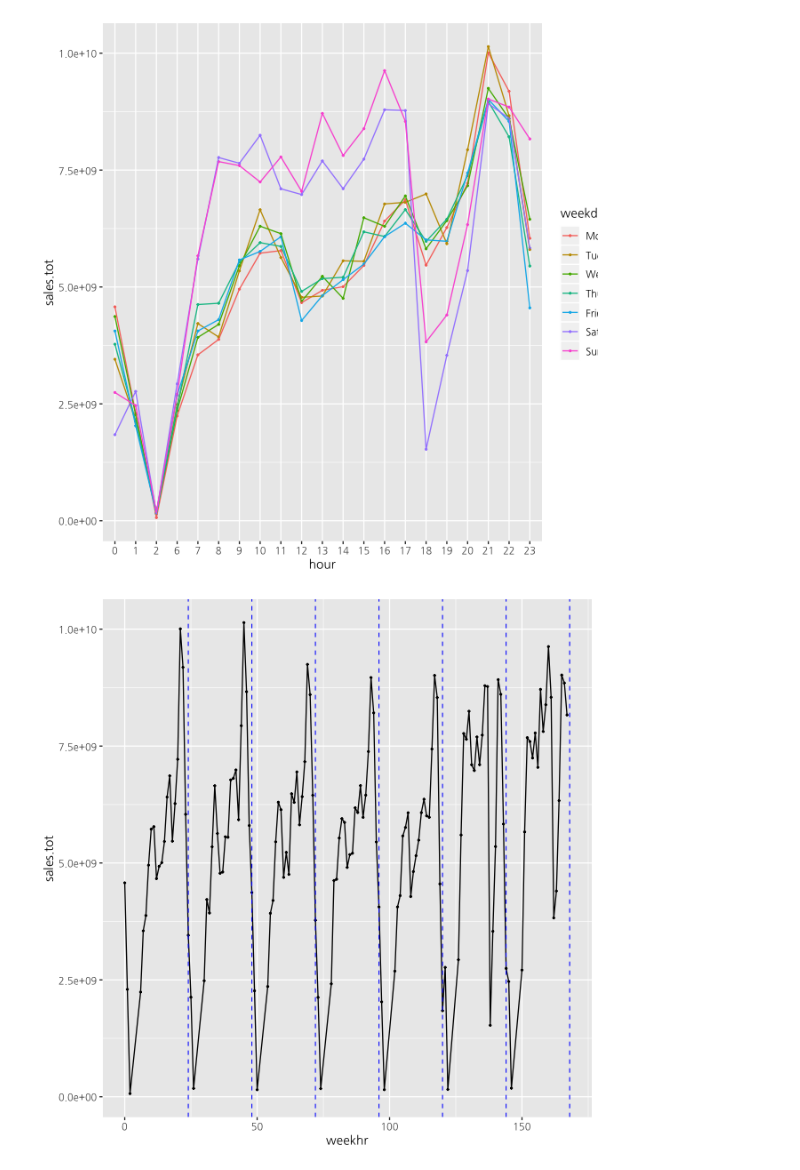
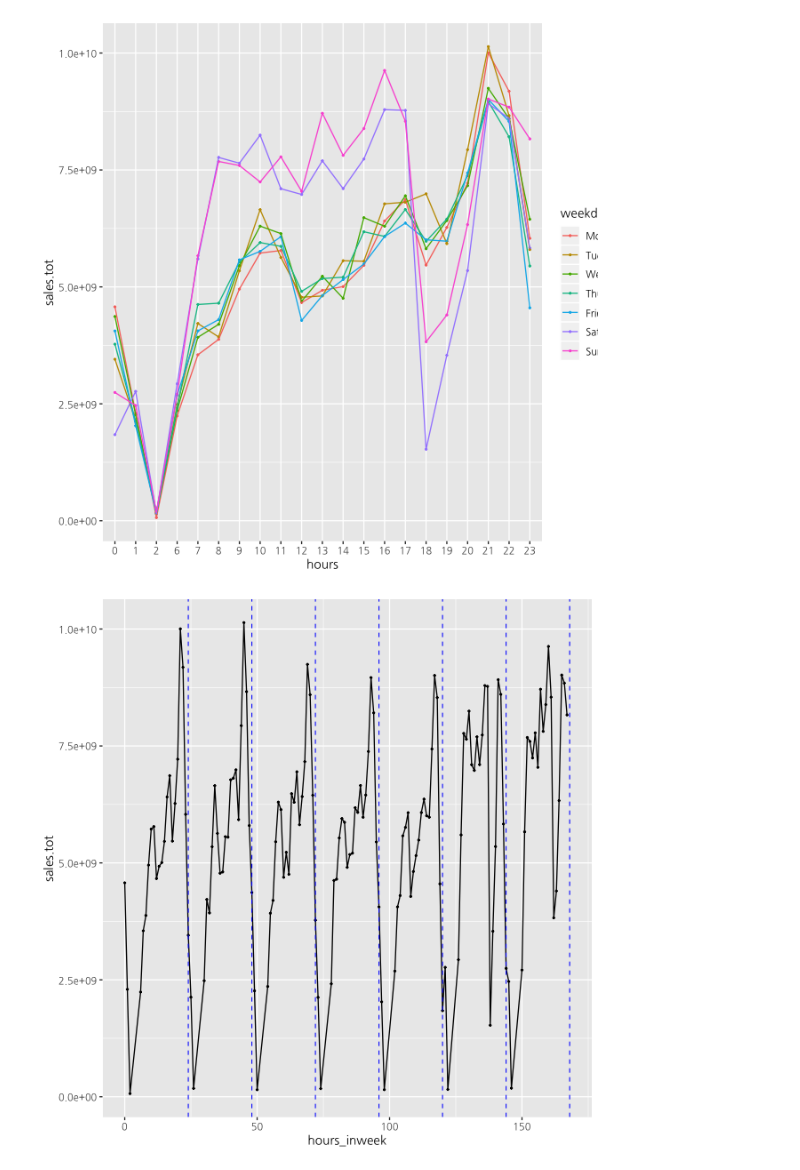
Before and after one commit to s-seo/bigcon_2020_mmmz, a Jupyter notebook: eda/eda_sm.ipynb, the cells around one changed output. Saved outputs shown, nothing was run; the diff lists cells and outputs as text; code cells hidden in the pictures.

```diff
--- a/eda/eda_sm.ipynb
+++ b/eda/eda_sm.ipynb
@@ -32,3 +32,10 @@ hshop.sales$weekday <- factor(weekdays(hshop.sales$방송일시), levels = c("Mo
 hshop.sales$sales <- as.numeric(gsub(",", "", hshop.sales$취급액))
 hshop.sales$판매단가 <- as.numeric(gsub(",", "", hshop.sales$판매단가))
 hshop.sales$volume <- as.numeric(hshop.sales$sales)/as.numeric(hshop.sales$판매단가)
+# %%
+# drop if sales == 50,000 or null
+dim(hshop.sales) #38309 original
+hshop.sales <- hshop.sales %>%
+  filter(!is.na(sales)) %>%
+  filter(sales != 50000) %>%
+  as.data.frame() #35379 #drop 3,000
@@ -612,8 +548,8 @@ hshop.sales[hshop.sales$hottest == 1,] #freq items
 # 요일+시간 vs 168시간/주
 # %%
 # weekday + hr
-hshop.sales$hour <- as.factor(hour(hshop.sales$방송일시))
-fit1 <- lm(sales ~ hour+weekday, data = hshop.sales)
+hshop.sales$hours <- as.factor(hour(hshop.sales$방송일시))
+fit1 <- lm(sales ~ hours+weekday, data = hshop.sales)
 plot(fit1$residuals, type = "p", cex = 0.2,  ylab = "residuals")
 abline(h = 0, col = "blue")
 # %% [output]
@@ -621,7 +557,7 @@ abline(h = 0, col = "blue")
 # %%
 #168시간
-hshop.sales$weekhr <- as.numeric(hshop.sales$weekday)*24-24+as.numeric(as.character(hshop.sales$hour))
-fit2 <- lm(sales ~ weekhr, data = hshop.sales)
+hshop.sales$hours_inweek <- as.numeric(hshop.sales$weekday)*24-24+as.numeric(as.character(hshop.sales$hour))
+fit2 <- lm(sales ~ hours_inweek, data = hshop.sales)
 plot(fit2$residuals, type = "p", cex = 0.2,  ylab = "residuals")
 abline(h = 0, col = "blue")
 # %% [output]
@@ -637,12 +573,12 @@ hshop.sales %>%
 [figure]
 # %%
 hshop.sales %>%
-  group_by(weekhr) %>%
+  group_by(hours_inweek) %>%
   summarise(sales.tot = sum(sales, na.rm = TRUE)) %>%
-  ggplot(aes(x=weekhr,y=sales.tot)) +
+  ggplot(aes(x=hours_inweek,y=sales.tot)) +
   geom_point(size=0.5) +
   geom_line() +
   geom_vline(xintercept = 24*(1:7), linetype="dashed",
                 color = "blue", size=0.4)
 # %% [output]
-[figure, old version]
+[figure, new version]
```
Also changed, not shown: parts of 14 cells of this notebook.
